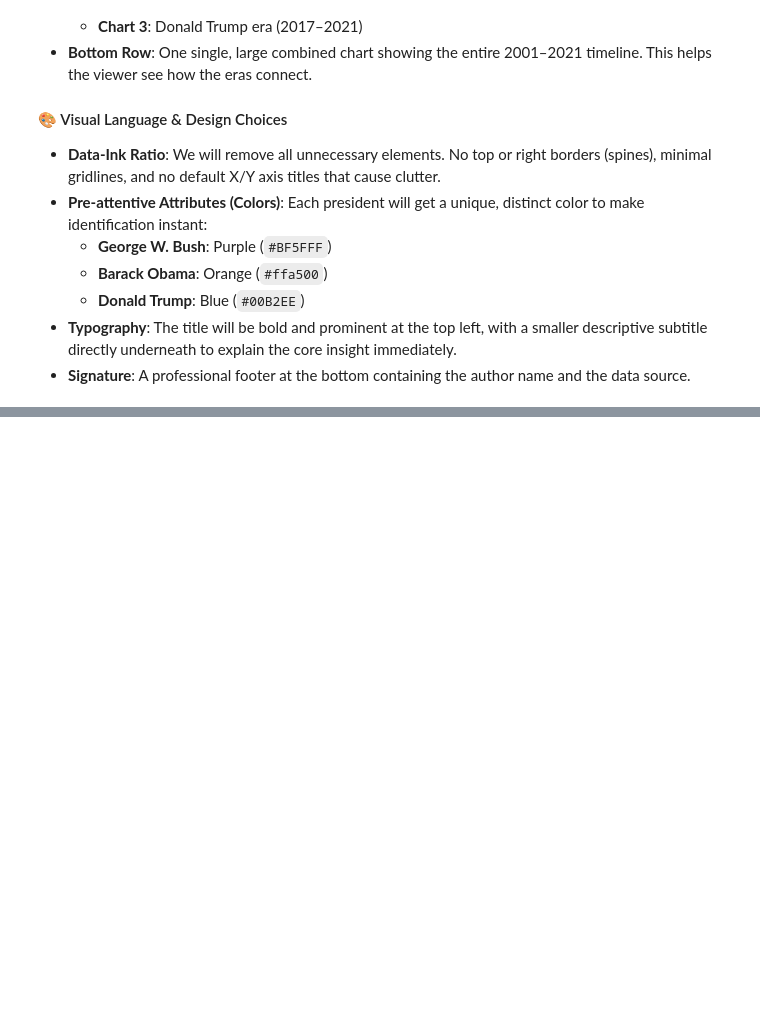
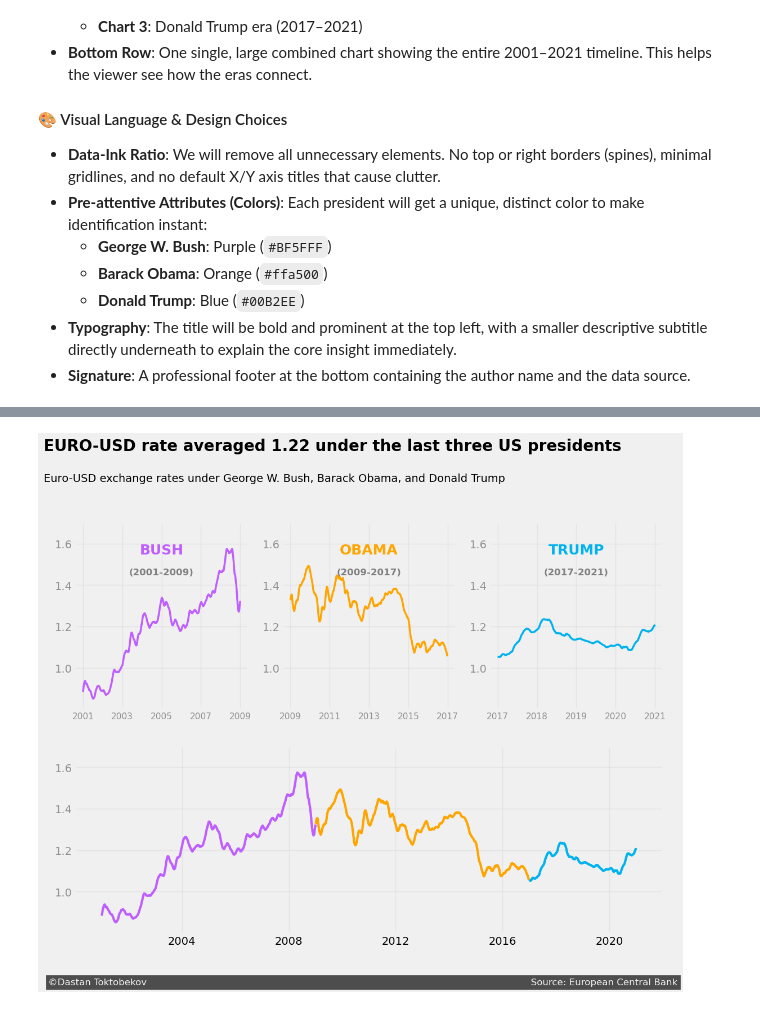
Before and after one commit to hukeirzz/Euro-Exchange-Rates-1999-2021, a Jupyter notebook: euro_exchange_rates_1999–2021.ipynb, the cells around one changed output, grey strips where cells are left out. Cells and saved outputs as stored; diff of their text form; code cells hidden in the pictures; blank space fills up the shorter version.

Commit message:
Finish Graph and Do analysis

```diff
--- a/euro_exchange_rates_1999–2021.ipynb
+++ b/euro_exchange_rates_1999–2021.ipynb
@@ -224,0 +233,16 @@ We will create a multi-panel chart with **4 subplots** in total:
+# %%
+# Isolate the full timeline from 2001 through 2021
+bush_obama_trump = euro_to_dollar.copy()[
+    (euro_to_dollar['Time'].dt.year >= 2001) & (euro_to_dollar['Time'].dt.year < 2021)
+]
+
+# Isolate individual presidential terms
+bush = bush_obama_trump.copy()[bush_obama_trump['Time'].dt.year < 2009]
+
+obama = bush_obama_trump.copy()[
+    (bush_obama_trump['Time'].dt.year >= 2009) & (bush_obama_trump['Time'].dt.year < 2017)
+]
+
+trump = bush_obama_trump.copy()[
+    (bush_obama_trump['Time'].dt.year >= 2017) & (bush_obama_trump['Time'].dt.year < 2021)
+]
@@ -224,0 +255,72 @@ We will create a multi-panel chart with **4 subplots** in total:
+# %%
+import matplotlib.style as style
+import matplotlib.pyplot as plt
+
+# Apply the professional FiveThirtyEight clean style
+style.use('fivethirtyeight')
+
+# Set up a large figure area with a 2-row, 3-column layout
+fig = plt.figure(figsize=(12, 9))
+
+# Create the subplots within the grid
+ax1 = plt.subplot(2, 3, 1) # Top-left: Bush
+ax2 = plt.subplot(2, 3, 2) # Top-middle: Obama
+ax3 = plt.subplot(2, 3, 3) # Top-right: Trump
+ax4 = plt.subplot(2, 1, 2) # Bottom row: Combined timeline
+
+# List of all axes for easy loop formatting
+axes = [ax1, ax2, ax3, ax4]
+
+# Format all plots uniformly to maximize data-ink ratio
+for ax in axes:
+    ax.set_ylim(0.8, 1.7)
+    ax.set_yticks([1.0, 1.2, 1.4, 1.6])
+    ax.set_yticklabels(['1.0', '1.2', '1.4', '1.6'], alpha=0.4)
+    ax.grid(alpha=0.3)
+
+### 1. George W. Bush Plot (Top Left)
+ax1.plot(bush['Time'], bush['rolling_mean'], color='#BF5FFF', linewidth=2.5)
+# FIX: Explicitly set the location of ticks first using actual years
+bush_ticks = pd.to_datetime(['2001', '2003', '2005', '2007', '2009'])
+ax1.set_xticks(bush_ticks)
+ax1.set_xticklabels(['2001', '2003', '2005', '2007', '2009'], alpha=0.4, fontsize=11)
+ax1.text(pd.to_datetime('2005-01-01'), 1.55, 'BUSH', color='#BF5FFF', weight='bold', fontsize=18, horizontalalignment='center')
+ax1.text(pd.to_datetime('2005-01-01'), 1.45, '(2001-2009)', color='gray', weight='bold', fontsize=12, horizontalalignment='center')
+
+### 2. Barack Obama Plot (Top Middle)
+ax2.plot(obama['Time'], obama['rolling_mean'], color='#ffa500', linewidth=2.5)
+# FIX: Explicitly set the location of ticks first
+obama_ticks = pd.to_datetime(['2009', '2011', '2013', '2015', '2017'])
+ax2.set_xticks(obama_ticks)
+ax2.set_xticklabels(['2009', '2011', '2013', '2015', '2017'], alpha=0.4, fontsize=11)
+ax2.text(pd.to_datetime('2013-01-01'), 1.55, 'OBAMA', color='#ffa500', weight='bold', fontsize=18, horizontalalignment='center')
+ax2.text(pd.to_datetime('2013-01-01'), 1.45, '(2009-2017)', color='gray', weight='bold', fontsize=12, horizontalalignment='center')
+
+### 3. Donald Trump Plot (Top Right)
+ax3.plot(trump['Time'], trump['rolling_mean'], color='#00B2EE', linewidth=2.5)
+# FIX: Explicitly set the location of ticks first
+trump_ticks = pd.to_datetime(['2017', '2018', '2019', '2020', '2021'])
+ax3.set_xticks(trump_ticks)
+ax3.set_xticklabels(['2017', '2018', '2019', '2020', '2021'], alpha=0.4, fontsize=11)
+ax3.text(pd.to_datetime('2019-01-01'), 1.55, 'TRUMP', color='#00B2EE', weight='bold', fontsize=18, horizontalalignment='center')
+ax3.text(pd.to_datetime('2019-01-01'), 1.45, '(2017-2021)', color='gray', weight='bold', fontsize=12, horizontalalignment='center')
+
+### 4. Combined Plot (Bottom Row)
+ax4.plot(bush['Time'], bush['rolling_mean'], color='#BF5FFF', linewidth=3)
+ax4.plot(obama['Time'], obama['rolling_mean'], color='#ffa500', linewidth=3)
+ax4.plot(trump['Time'], trump['rolling_mean'], color='#00B2EE', linewidth=3)
+ax4.grid(alpha=0.3)
+
+# Add clear Title and Subtitle at the very top of the figure area
+ax1.text(pd.to_datetime('1999-01-01'), 2.05, "EURO-USD rate averaged 1.22 under the last three US presidents",
+         fontsize=20, weight='bold')
+ax1.text(pd.to_datetime('1999-01-01'), 1.90, "Euro-USD exchange rates under George W. Bush, Barack Obama, and Donald Trump",
+         fontsize=14)
+
+# Add a clean professional signature block at the bottom
+ax4.text(pd.to_datetime('1999-01-01'), 0.55, '©Dastan Toktobekov' + ' ' * 130 + 'Source: European Central Bank',
+         color='#f0f0f0', backgroundcolor='#4d4d4d', size=12)
+
+plt.show()
+# %% [output]
+[figure, added]
```
Also changed, not shown: parts of 3 cells of this notebook.
